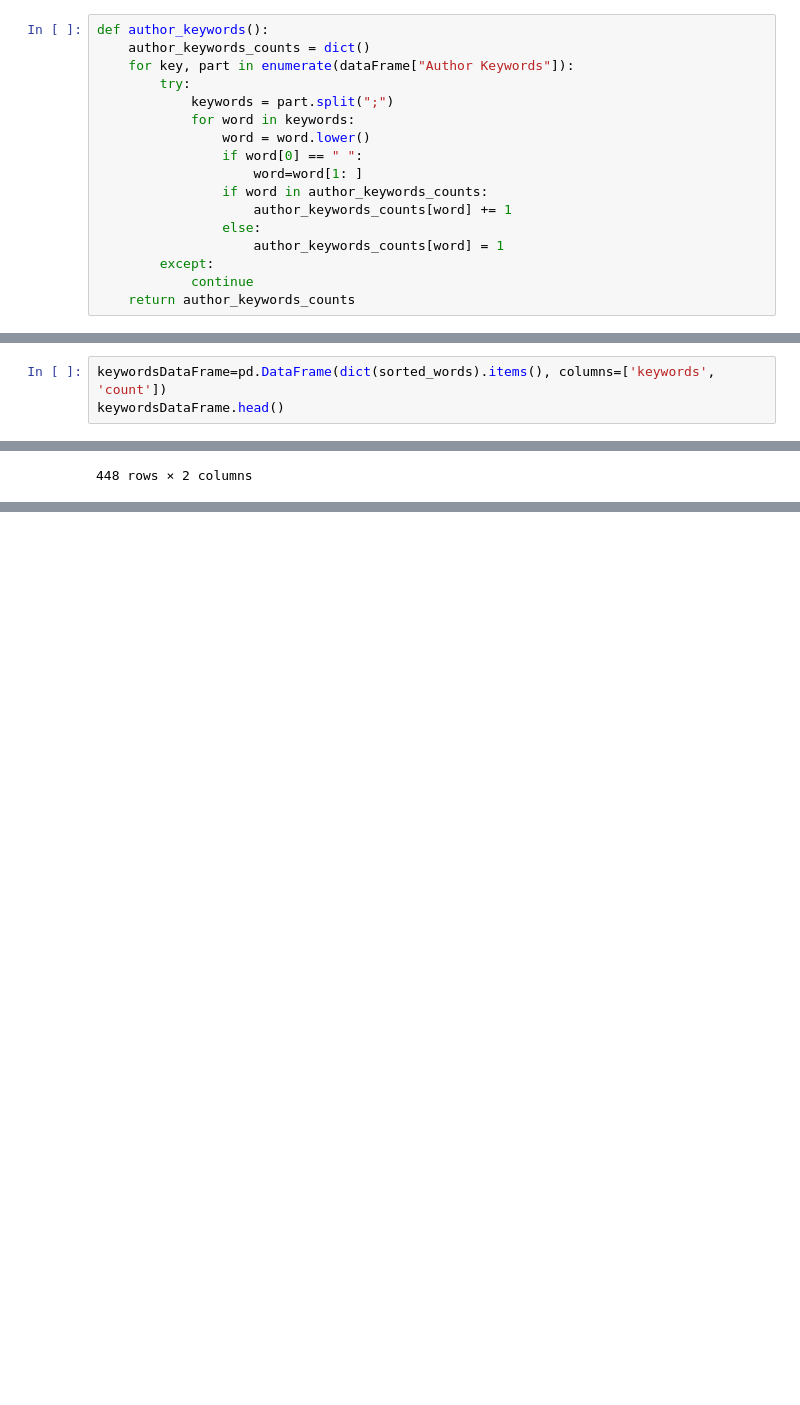
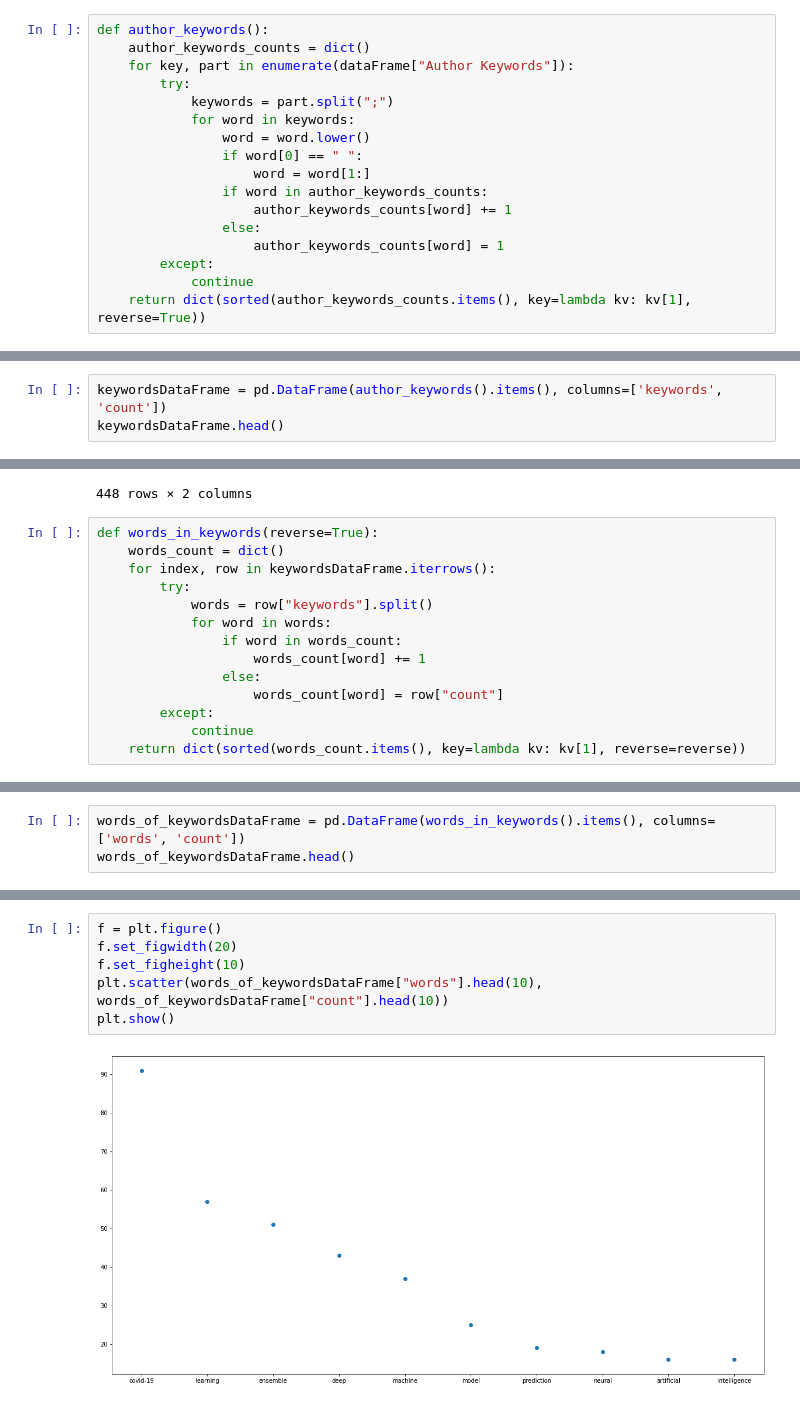
Before and after one commit to Alifarid0011/Tamrin5, a Jupyter notebook: tamrin5.ipynb, the cells around one changed output, grey strips where cells are left out. Saved outputs shown, nothing was run; the diff lists cells and outputs as text; blank space fills up the shorter version.

Commit message:
write count words of keywords

```diff
--- a/tamrin5.ipynb
+++ b/tamrin5.ipynb
@@ -22,12 +23,12 @@ def author_keywords():
             for word in keywords:
                 word = word.lower()
                 if word[0] == " ":
-                    word=word[1: ]
+                    word = word[1:]
                 if word in author_keywords_counts:
                     author_keywords_counts[word] += 1
                 else:
                     author_keywords_counts[word] = 1
         except:
             continue
-    return author_keywords_counts
+    return dict(sorted(author_keywords_counts.items(), key=lambda kv: kv[1], reverse=True))
 # %%
@@ -38,5 +56,5 @@ print(dict(sorted_words))
 # %%
-keywordsDataFrame=pd.DataFrame(dict(sorted_words).items(), columns=['keywords', 'count'])
+keywordsDataFrame = pd.DataFrame(author_keywords().items(), columns=['keywords', 'count'])
 keywordsDataFrame.head()
 # %% [output]
 |  | keywords | count |
@@ -61,3 +79,17 @@ keywordsDataFrame
 | 446 | misinformation | 1 |
 | 447 | iterative pruning | 1 |
 448 rows × 2 columns
+# %%
+def words_in_keywords(reverse=True):
+    words_count = dict()
+    for index, row in keywordsDataFrame.iterrows():
+        try:
+            words = row["keywords"].split()
+            for word in words:
+                if word in words_count:
+                    words_count[word] += 1
+                else:
+                    words_count[word] = row["count"]
+        except:
+            continue
+    return dict(sorted(words_count.items(), key=lambda kv: kv[1], reverse=reverse))
@@ -63,0 +116,3 @@ keywordsDataFrame
+# %%
+words_of_keywordsDataFrame = pd.DataFrame(words_in_keywords().items(), columns=['words', 'count'])
+words_of_keywordsDataFrame.head()
@@ -63,0 +142,8 @@ keywordsDataFrame
+# %%
+f = plt.figure()
+f.set_figwidth(20)
+f.set_figheight(10)
+plt.scatter(words_of_keywordsDataFrame["words"].head(10), words_of_keywordsDataFrame["count"].head(10))
+plt.show()
+# %% [output]
+[figure, added]
```
Also changed, not shown: parts of 6 cells of this notebook.
